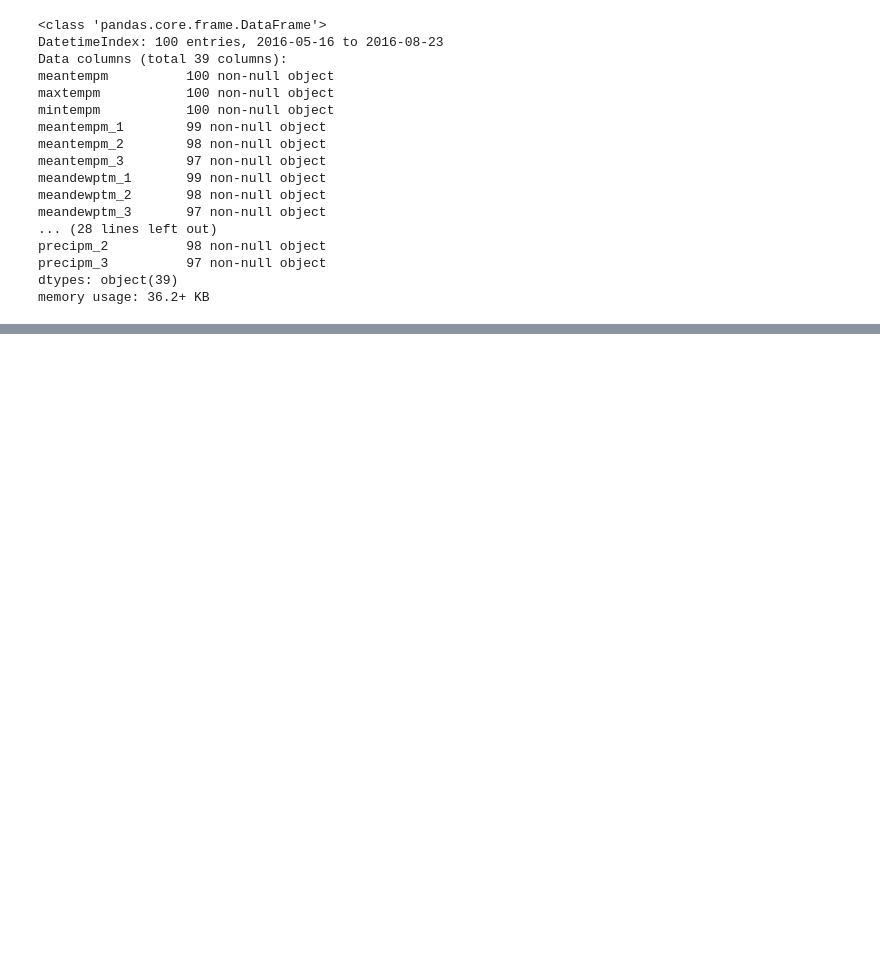
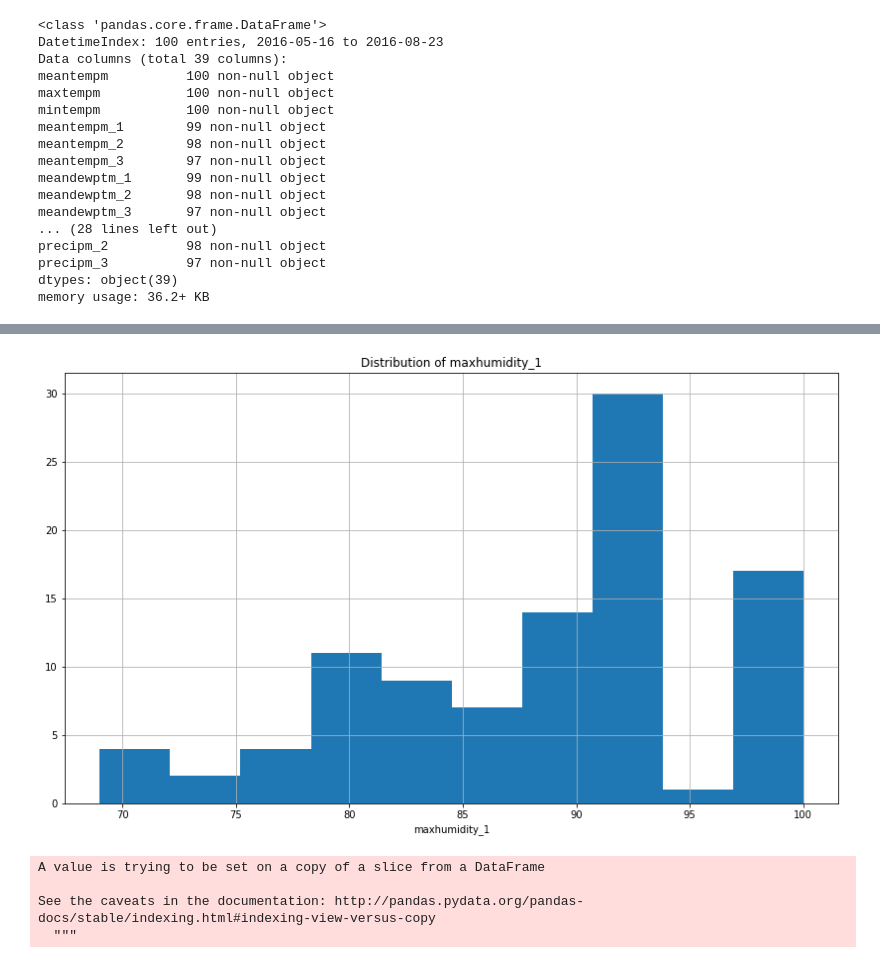
Before and after one commit to suyash0103/Weather-Predict, a Jupyter notebook: predict-jn.ipynb, the cells around one changed output, grey strips where cells are left out. Saved outputs shown, nothing was run; the diff lists cells and outputs as text; code cells hidden in the pictures; blank space fills up the shorter version.

Commit message:
Data cleaning done

```diff
--- a/predict-jn.ipynb
+++ b/predict-jn.ipynb
@@ -419,3 +419,6 @@ precipm_2          98 non-null object
 precipm_3          97 non-null object
 dtypes: object(39)
 memory usage: 36.2+ KB
+# %%
+df = df.apply(pd.to_numeric, errors='coerce')
+df.info()
@@ -421,0 +519,20 @@ memory usage: 36.2+ KB
+# %%
+%matplotlib inline
+plt.rcParams['figure.figsize'] = [14, 8]
+df.maxhumidity_1.hist()
+plt.title('Distribution of maxhumidity_1')
+plt.xlabel('maxhumidity_1')
+plt.show()
+# %% [output]
+[figure, added]
+# %%
+# iterate over the precip columns
+for precip_col in ['precipm_1', 'precipm_2', 'precipm_3']:
+    # create a boolean array of values representing nans
+    missing_vals = pd.isnull(df[precip_col])
+    df[precip_col][missing_vals] = 0
+# %% [output]
+A value is trying to be set on a copy of a slice from a DataFrame
+
+See the caveats in the documentation: http://pandas.pydata.org/pandas-docs/stable/indexing.html#indexing-view-versus-copy
+  """
```
Also changed, not shown: parts of 9 cells of this notebook.
